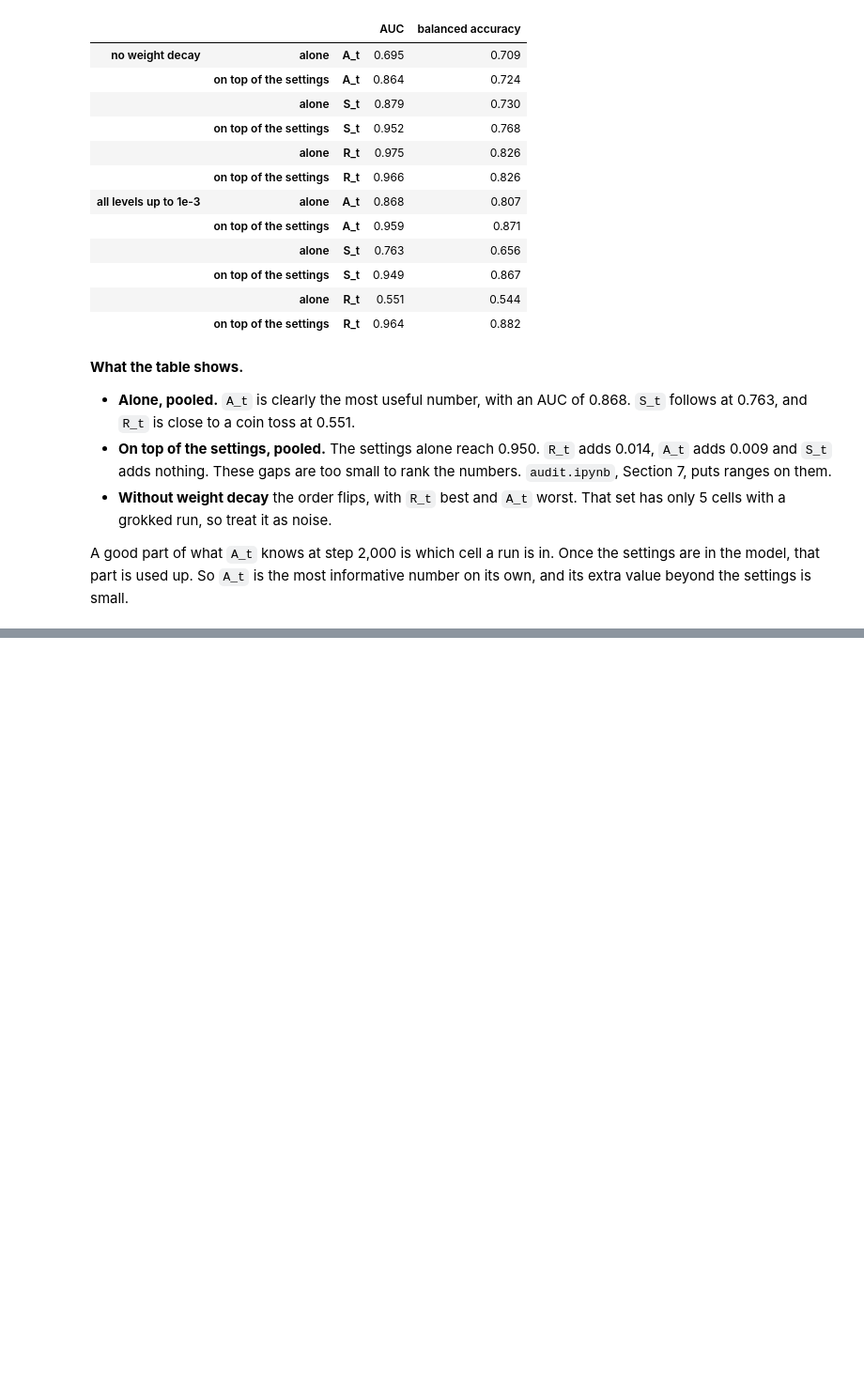
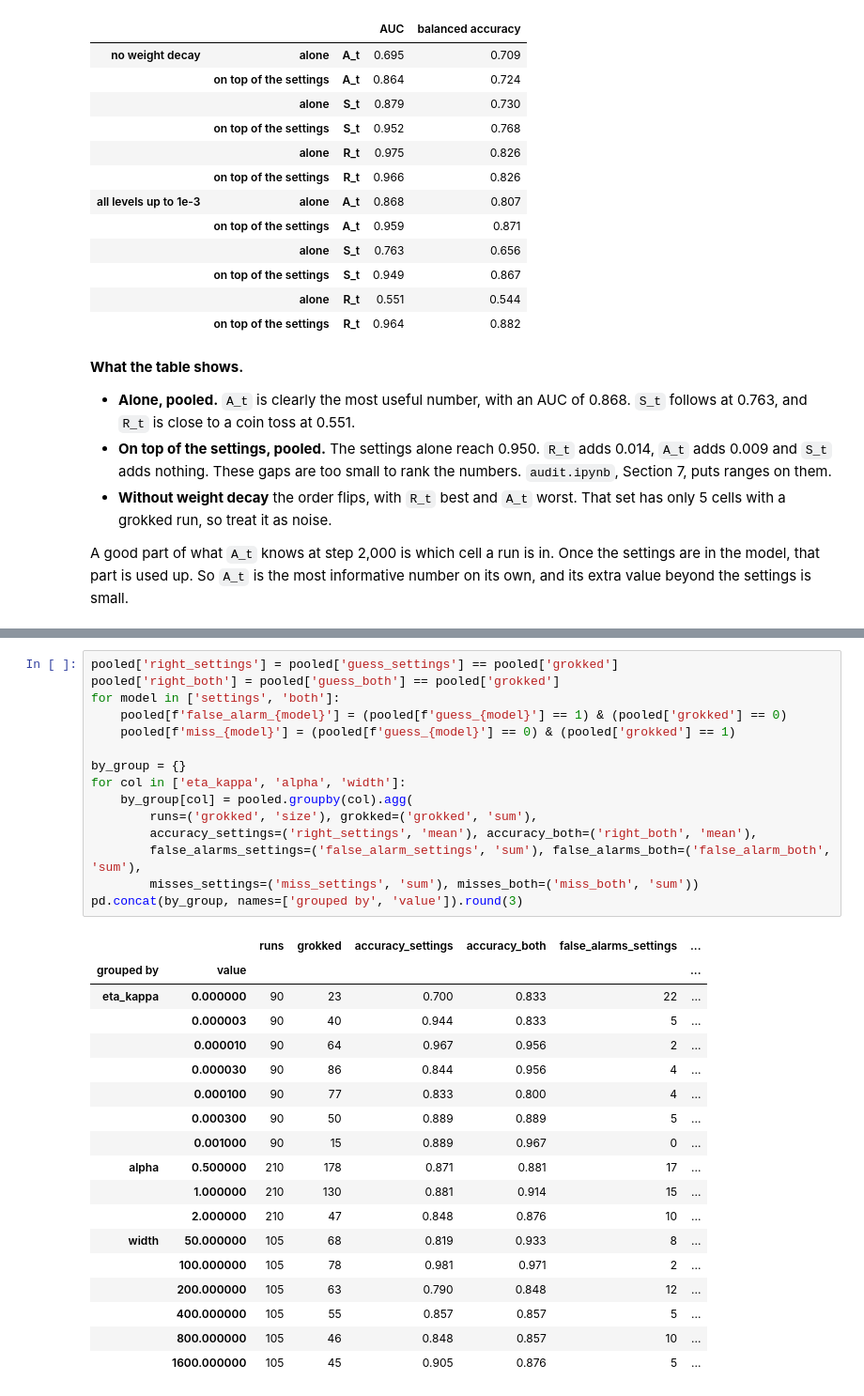
Before and after one commit to ZainAlSaffi-Dev/STAT3007, a Jupyter notebook: model_fitting/fitting.ipynb, the cells around one changed output, grey strips where cells are left out. Shown at 94% size. Saved outputs shown, nothing was run; the diff lists cells and outputs as text; blank space fills up the shorter version.

```diff
--- a/model_fitting/fitting.ipynb
+++ b/model_fitting/fitting.ipynb
@@ -1138,0 +1300,34 @@ A good part of what `A_t` knows at step 2,000 is which cell a run is in. Once th
+# %%
+pooled['right_settings'] = pooled['guess_settings'] == pooled['grokked']
+pooled['right_both'] = pooled['guess_both'] == pooled['grokked']
+for model in ['settings', 'both']:
+    pooled[f'false_alarm_{model}'] = (pooled[f'guess_{model}'] == 1) & (pooled['grokked'] == 0)
+    pooled[f'miss_{model}'] = (pooled[f'guess_{model}'] == 0) & (pooled['grokked'] == 1)
+
+by_group = {}
+for col in ['eta_kappa', 'alpha', 'width']:
+    by_group[col] = pooled.groupby(col).agg(
+        runs=('grokked', 'size'), grokked=('grokked', 'sum'),
+        accuracy_settings=('right_settings', 'mean'), accuracy_both=('right_both', 'mean'),
+        false_alarms_settings=('false_alarm_settings', 'sum'), false_alarms_both=('false_alarm_both', 'sum'),
+        misses_settings=('miss_settings', 'sum'), misses_both=('miss_both', 'sum'))
+pd.concat(by_group, names=['grouped by', 'value']).round(3)
+# %% [output]
+|  |  | runs | grokked | accuracy_settings | accuracy_both | false_alarms_settings | ... |
+| grouped by | value |  |  |  |  |  | ... |
+| eta_kappa | 0.000000 | 90 | 23 | 0.700 | 0.833 | 22 | ... |
+|  | 0.000003 | 90 | 40 | 0.944 | 0.833 | 5 | ... |
+|  | 0.000010 | 90 | 64 | 0.967 | 0.956 | 2 | ... |
+|  | 0.000030 | 90 | 86 | 0.844 | 0.956 | 4 | ... |
+|  | 0.000100 | 90 | 77 | 0.833 | 0.800 | 4 | ... |
+|  | 0.000300 | 90 | 50 | 0.889 | 0.889 | 5 | ... |
+|  | 0.001000 | 90 | 15 | 0.889 | 0.967 | 0 | ... |
+| alpha | 0.500000 | 210 | 178 | 0.871 | 0.881 | 17 | ... |
+|  | 1.000000 | 210 | 130 | 0.881 | 0.914 | 15 | ... |
+|  | 2.000000 | 210 | 47 | 0.848 | 0.876 | 10 | ... |
+| width | 50.000000 | 105 | 68 | 0.819 | 0.933 | 8 | ... |
+|  | 100.000000 | 105 | 78 | 0.981 | 0.971 | 2 | ... |
+|  | 200.000000 | 105 | 63 | 0.790 | 0.848 | 12 | ... |
+|  | 400.000000 | 105 | 55 | 0.857 | 0.857 | 5 | ... |
+|  | 800.000000 | 105 | 46 | 0.848 | 0.857 | 10 | ... |
+|  | 1600.000000 | 105 | 45 | 0.905 | 0.876 | 5 | ... |
```
Also changed, not shown: parts of 37 cells of this notebook, 1 other file.
